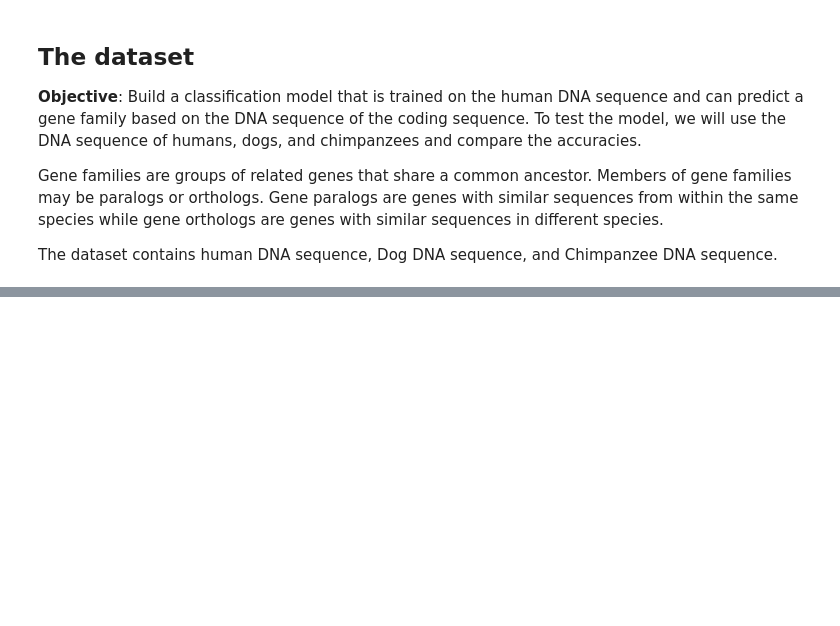
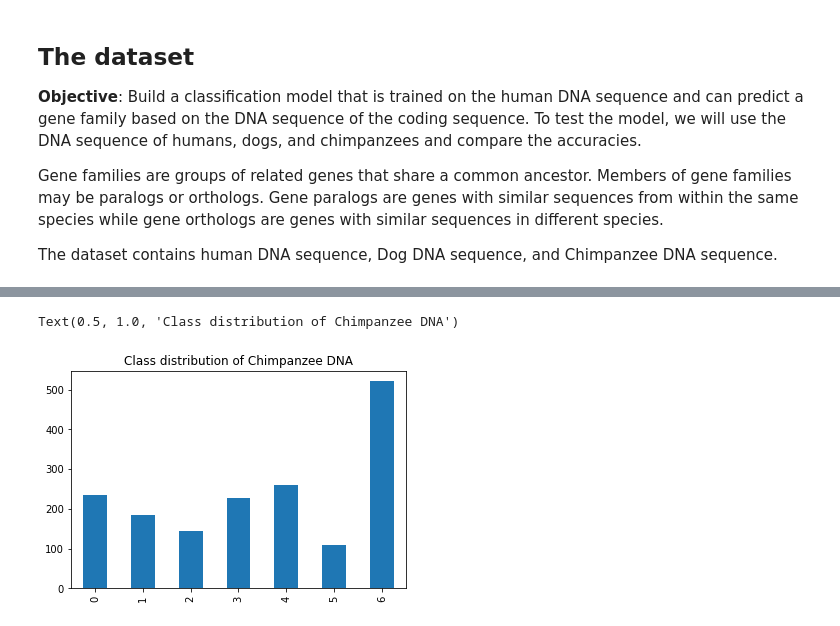
Before and after one commit to tanhungp/practical_ml, a Jupyter notebook: sessions/Session 03 - A real bioinformatics project.ipynb, the cells around one changed output, grey strips where cells are left out. Cells and saved outputs as stored; diff of their text form; code cells hidden in the pictures; blank space fills up the shorter version.

```diff
--- a/sessions/Session 03 - A real bioinformatics project.ipynb
+++ b/sessions/Session 03 - A real bioinformatics project.ipynb
@@ -35,0 +60,6 @@ First, we should understand our dataset and objective, before doing any kind of
+# %%
+chimpanzee_dataframe['class'].value_counts().sort_index().plot.bar()
+plt.title("Class distribution of Chimpanzee DNA")
+# %% [output]
+Text(0.5, 1.0, 'Class distribution of Chimpanzee DNA')
+[figure, added]
```
Also changed, not shown: parts of 32 cells of this notebook, 1 other file.
